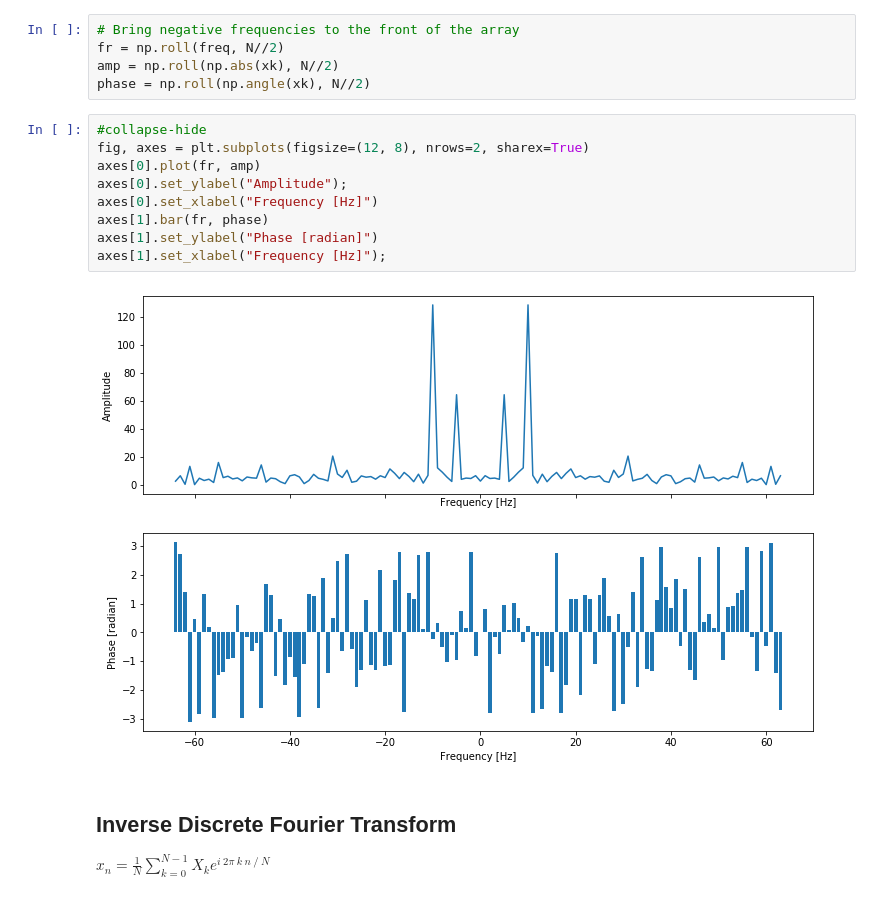
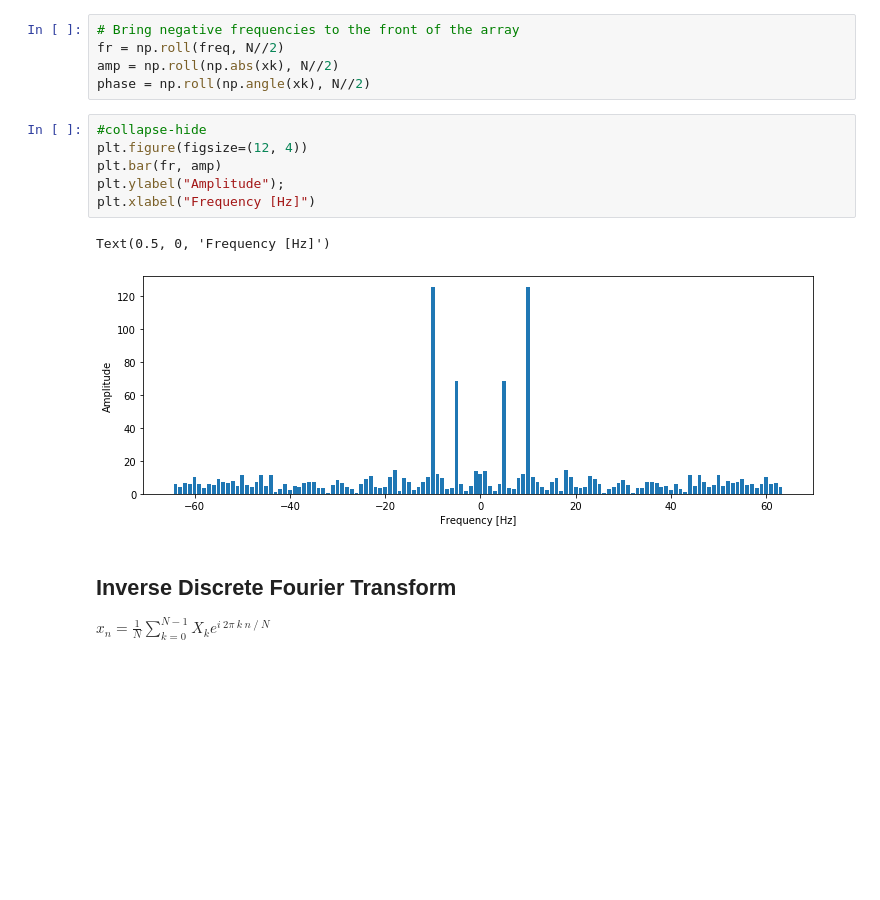
Before and after one commit to bdsaglam/blog, a Jupyter notebook: _notebooks/2020-06-23-fourier-transform.ipynb, the cells around one changed output. Drawn from its saved outputs; the diff is of its cells as text; blank space fills up the shorter version.

```diff
--- a/_notebooks/2020-06-23-fourier-transform.ipynb
+++ b/_notebooks/2020-06-23-fourier-transform.ipynb
@@ -140,17 +141,15 @@ assert np.allclose(freq, freq_manual)
 fr = np.roll(freq, N//2)
 amp = np.roll(np.abs(xk), N//2)
 phase = np.roll(np.angle(xk), N//2)
-# %%
-#collapse-hide
-fig, axes = plt.subplots(figsize=(12, 8), nrows=2, sharex=True)
-axes[0].plot(fr, amp)
-axes[0].set_ylabel("Amplitude");
-axes[0].set_xlabel("Frequency [Hz]")
-axes[1].bar(fr, phase)
-axes[1].set_ylabel("Phase [radian]")
-axes[1].set_xlabel("Frequency [Hz]");
-# %% [output]
-[figure, removed]
+# %%
+#collapse-hide
+plt.figure(figsize=(12, 4))
+plt.bar(fr, amp)
+plt.ylabel("Amplitude");
+plt.xlabel("Frequency [Hz]")
+# %% [output]
+Text(0.5, 0, 'Frequency [Hz]')
+[figure, added]
 # %% [markdown]
 ## Inverse Discrete Fourier Transform
 
```
Also changed, not shown: parts of 7 cells of this notebook.
